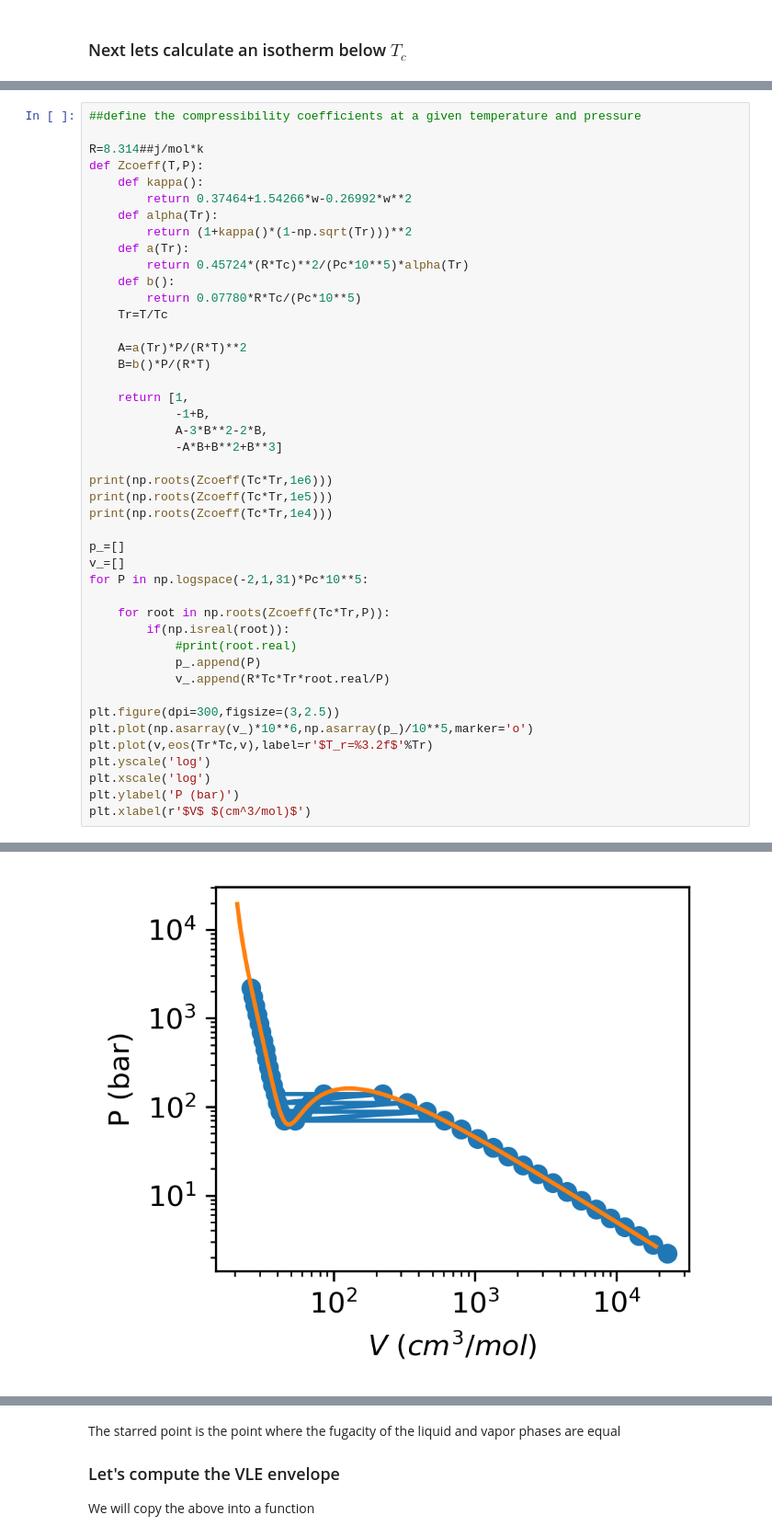
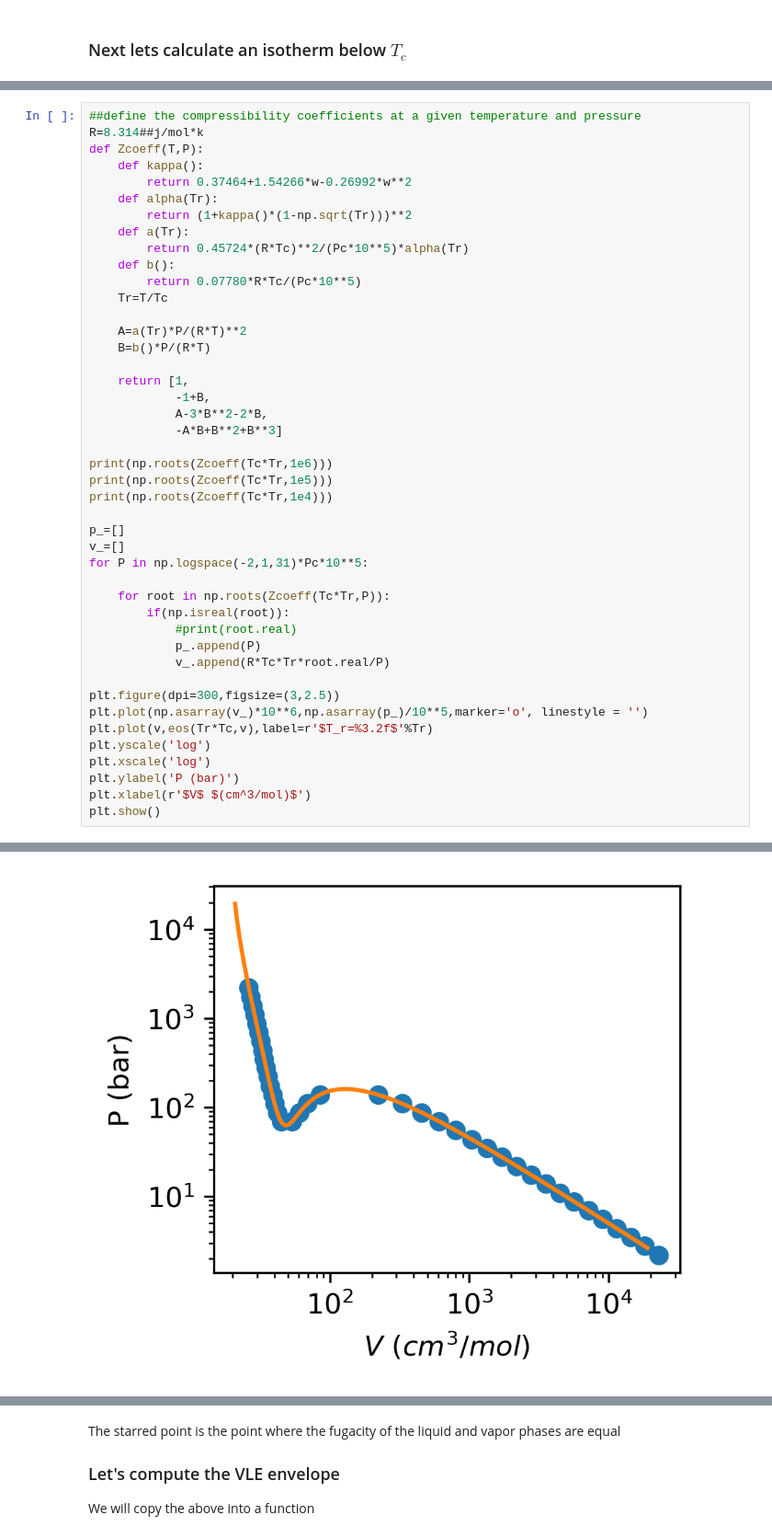
Before and after one commit to richardslaboratory/ChBE211_OER, a Jupyter notebook: _sources/Ch4/6.Calculating-Fugacity.ipynb, the cells around one changed output, grey strips where cells are left out. Shown at 92% size. Saved outputs shown, nothing was run; the diff lists cells and outputs as text.

```diff
--- a/_sources/Ch4/6.Calculating-Fugacity.ipynb
+++ b/_sources/Ch4/6.Calculating-Fugacity.ipynb
@@ -182,7 +182,6 @@ $\sqrt{\alpha}=1+\kappa\bigg(1-\sqrt{T_r}\bigg)$ and $\kappa=0.37464+1.54226\ome
 These equations seem tediuous, but they are easily programmed. Lets do that below:
 # %%
 ##define the compressibility coefficients at a given temperature and pressure
-
 R=8.314##j/mol*k
 def Zcoeff(T,P):
     def kappa():
@@ -218,12 +217,13 @@ for P in np.logspace(-2,1,31)*Pc*10**5:
             v_.append(R*Tc*Tr*root.real/P)
 
 plt.figure(dpi=300,figsize=(3,2.5))
-plt.plot(np.asarray(v_)*10**6,np.asarray(p_)/10**5,marker='o')
+plt.plot(np.asarray(v_)*10**6,np.asarray(p_)/10**5,marker='o', linestyle = '')
 plt.plot(v,eos(Tr*Tc,v),label=r'$T_r=%3.2f$'%Tr)
 plt.yscale('log')
 plt.xscale('log')
 plt.ylabel('P (bar)')
 plt.xlabel(r'$V$ $(cm^3/mol)$')
+plt.show()
 # %% [output]
 [0.97877473+0.j         0.00873628+0.00201275j 0.00873628-0.00201275j]
 [9.97899886e-01+0.j         8.62421846e-04+0.00021222j
@@ -234,4 +233,4 @@ Text(0.5, 0, '$V$ $(cm^3/mol)$')
-[figure, old version]
+[figure, new version]
 # %% [markdown]
 ### Identifying the Stable Phase Points
 In the plot above, we see that there are many potential candidates that define the saturation pressure. How do we know which one to choose?
```
Also changed, not shown: parts of 15 cells of this notebook, 33 other files.
